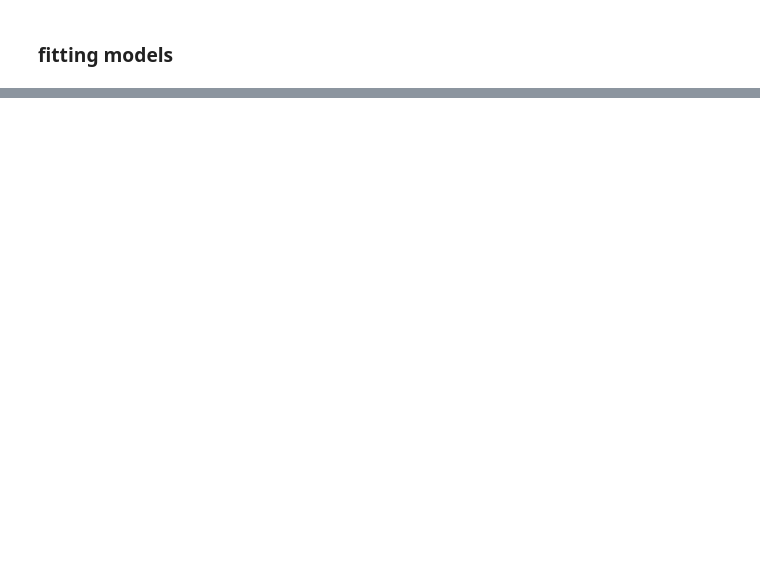
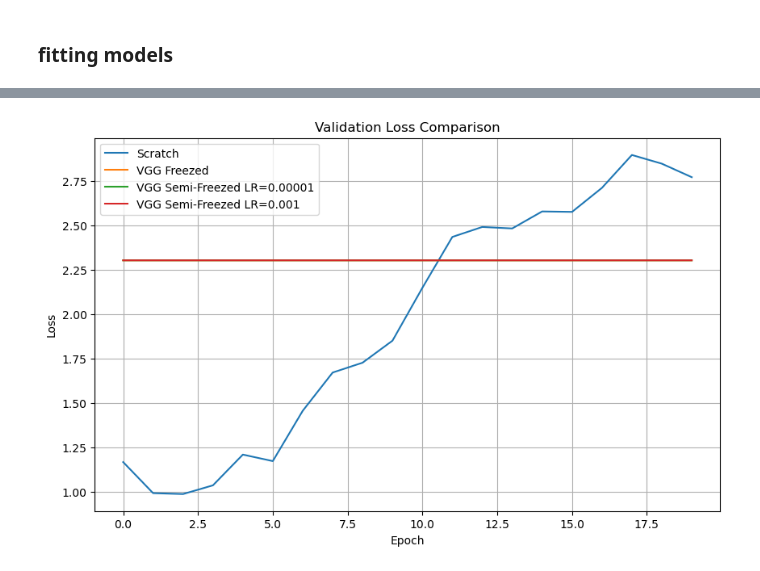
Before and after one commit to moaaz-mohamedd/CNN-Architecture, a Jupyter notebook: CNN_Architecture2.ipynb, the cells around one changed output, grey strips where cells are left out. Saved outputs shown, nothing was run; the diff lists cells and outputs as text; code cells hidden in the pictures; blank space fills up the shorter version.

```diff
--- a/CNN_Architecture2.ipynb
+++ b/CNN_Architecture2.ipynb
@@ -1133,0 +1274,10 @@ Model: "sequential_18"
+# %%
+plot_curves(
+    histories,
+    ['Scratch', 'VGG Freezed', 'VGG Semi-Freezed LR=0.00001', 'VGG Semi-Freezed LR=0.001'],
+    metric='val_loss',
+    title='Validation Loss Comparison',
+    ylabel='Loss'
+)
+# %% [output]
+[figure, added]
```
Also changed, not shown: parts of 50 cells of this notebook.
